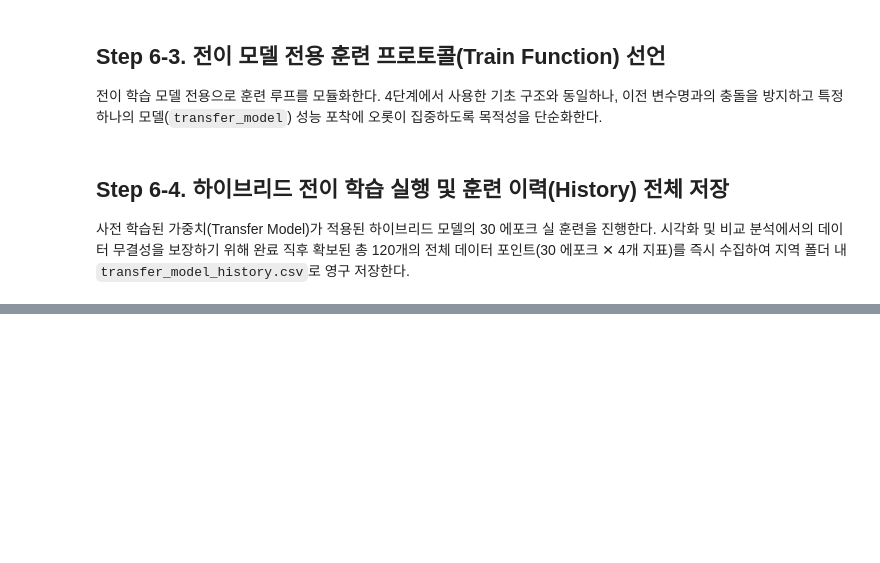
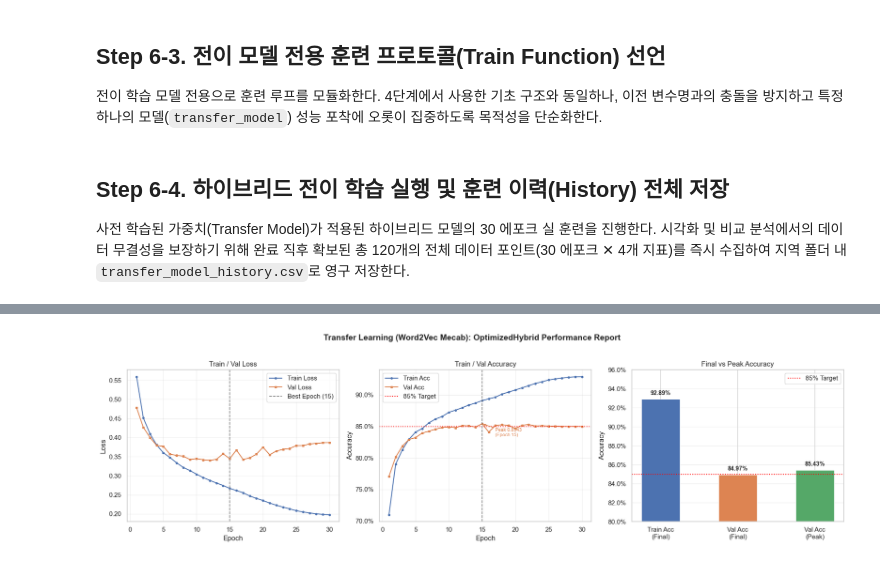
Before and after one commit to seongyeon-h/AIFFEL_quest_rs, a Jupyter notebook: Exploration/Ex05/project.ipynb, the cells around one changed output, grey strips where cells are left out. Drawn from its saved outputs; the diff is of its cells as text; code cells hidden in the pictures; blank space fills up the shorter version.

```diff
--- a/Exploration/Ex05/project.ipynb
+++ b/Exploration/Ex05/project.ipynb
@@ -1142,0 +1154,88 @@ KeyboardInterrupt:
+# %%
+import pandas as pd
+import matplotlib.pyplot as plt
+import matplotlib.ticker as mticker
+
+# 1. CSV 파일 로드
+tl_df = pd.read_csv('./data/transfer_model_history.csv')
+
+# 2. 에포크 축 및 각 지표 추출
+epochs_range = tl_df['Epoch']
+train_loss = tl_df['Train_Loss']
+val_loss   = tl_df['Val_Loss']
+train_acc  = tl_df['Train_Acc']
+val_acc    = tl_df['Val_Acc']
+
+# 3. 최고 검증 정확도 에포크 정보 추출 (막대그래프 및 주석 표시용)
+best_epoch = tl_df.loc[tl_df['Val_Acc'].idxmax(), 'Epoch']
+best_val_acc = tl_df['Val_Acc'].max()
+final_train_acc = tl_df['Train_Acc'].iloc[-1]
+final_val_acc   = tl_df['Val_Acc'].iloc[-1]
+
+# 4. 전체 레이아웃: 1행 3열 (Loss 추이 | Accuracy 추이 | Peak 막대그래프)
+fig, axes = plt.subplots(1, 3, figsize=(18, 5))
+fig.suptitle('Transfer Learning (Word2Vec Mecab): OptimizedHybrid Performance Report',
+             fontsize=14, fontweight='bold', y=1.02)
+
+# ── [플롯 1] Loss 추이 ──────────────────────────────────────────
+ax1 = axes[0]
+ax1.plot(epochs_range, train_loss, 'o-', color='#4C72B0', label='Train Loss', linewidth=1.5, markersize=3)
+ax1.plot(epochs_range, val_loss,   's-', color='#DD8452', label='Val Loss',   linewidth=1.5, markersize=3)
+# 최고 Val Acc 에포크에 수직선 표시 (과적합 시작 기준선)
+ax1.axvline(x=best_epoch, color='gray', linestyle='--', linewidth=1.2, label=f'Best Epoch ({best_epoch})')
+ax1.set_title('Train / Val Loss', fontsize=12)
+ax1.set_xlabel('Epoch')
+ax1.set_ylabel('Loss')
+ax1.legend()
+ax1.grid(True, alpha=0.3)
+
+# ── [플롯 2] Accuracy 추이 ─────────────────────────────────────
+ax2 = axes[1]
+ax2.plot(epochs_range, train_acc, 'o-', color='#4C72B0', label='Train Acc', linewidth=1.5, markersize=3)
+ax2.plot(epochs_range, val_acc,   's-', color='#DD8452', label='Val Acc',   linewidth=1.5, markersize=3)
+# 85% 기준선 표시
+ax2.axhline(y=0.85, color='red', linestyle=':', linewidth=1.5, label='85% Target')
+# 최고 Val Acc 에포크 주석
+ax2.axvline(x=best_epoch, color='gray', linestyle='--', linewidth=1.2)
+ax2.annotate(f'Peak {best_val_acc:.4f}\n(Epoch {best_epoch})',
+             xy=(best_epoch, best_val_acc),
+             xytext=(best_epoch + 2, best_val_acc - 0.02),
+             fontsize=8, color='#DD8452',
+             arrowprops=dict(arrowstyle='->', color='#DD8452', lw=1.2))
+ax2.set_title('Train / Val Accuracy', fontsize=12)
+ax2.set_xlabel('Epoch')
+ax2.set_ylabel('Accuracy')
+ax2.yaxis.set_major_formatter(mticker.PercentFormatter(xmax=1.0, decimals=1))
+ax2.legend()
+ax2.grid(True, alpha=0.3)
+
+# ── [플롯 3] 최종 vs 최고 정확도 막대그래프 ───────────────────
+ax3 = axes[2]
+categories = ['Train Acc\n(Final)', 'Val Acc\n(Final)', 'Val Acc\n(Peak)']
+values = [final_train_acc, final_val_acc, best_val_acc]
+colors = ['#4C72B0', '#DD8452', '#55A868']
+
+bars = ax3.bar(categories, values, color=colors, width=0.5, edgecolor='white', linewidth=0.8)
+
+# 각 막대 상단에 수치 표시
+for bar, val in zip(bars, values):
+    ax3.text(bar.get_x() + bar.get_width() / 2,
+             bar.get_height() + 0.003,
+             f'{val*100:.2f}%',
+             ha='center', va='bottom', fontsize=10, fontweight='bold')
+
+# 85% 기준 수평선
+ax3.axhline(y=0.85, color='red', linestyle=':', linewidth=1.5, label='85% Target')
+ax3.set_title('Final vs Peak Accuracy', fontsize=12)
+ax3.set_ylabel('Accuracy')
+ax3.set_ylim(0.80, 0.96)
+ax3.yaxis.set_major_formatter(mticker.PercentFormatter(xmax=1.0, decimals=1))
+ax3.legend()
+ax3.grid(True, alpha=0.3, axis='y')
+
+plt.tight_layout()
+plt.savefig('./data/transfer_model_report.png', dpi=150, bbox_inches='tight')
+plt.show()
+print(f"✅ 시각화 완료 | Best Val Acc: {best_val_acc*100:.2f}% (Epoch {best_epoch})")
+# %% [output]
+[figure, added]
```
Also changed, not shown: parts of 16 cells of this notebook.
